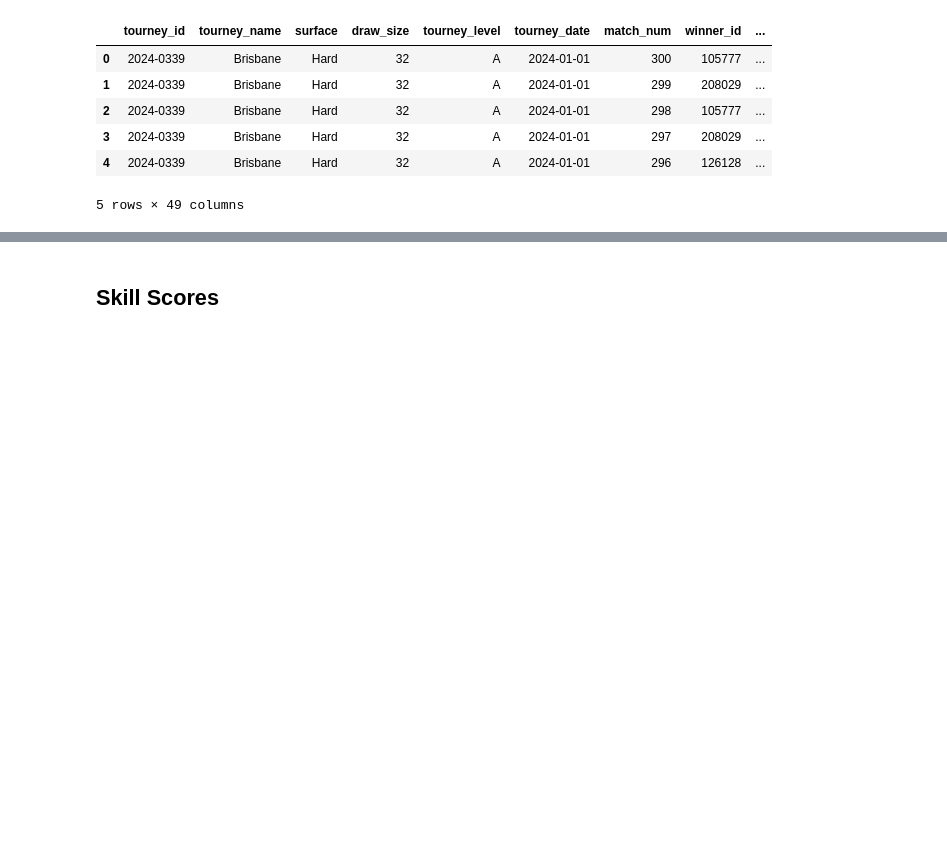
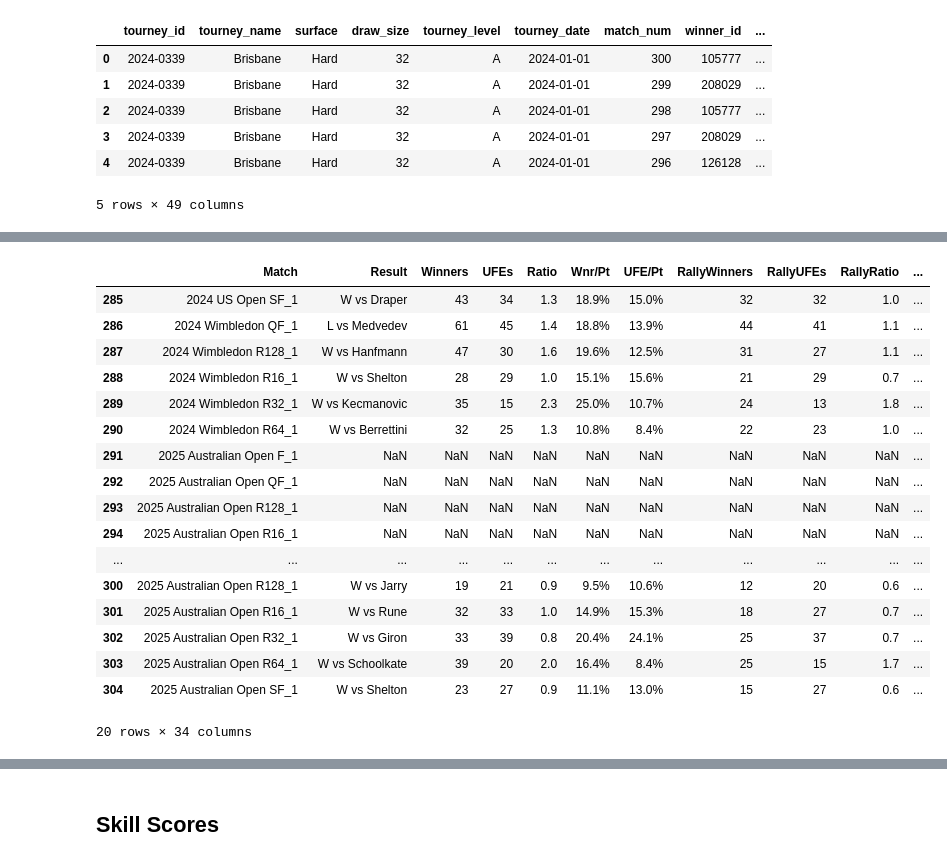
Before and after one commit to ge-a/tennis_model, a Jupyter notebook: experiments.ipynb, the cells around one changed output, grey strips where cells are left out. Drawn from its saved outputs; the diff is of its cells as text; code cells hidden in the pictures; blank space fills up the shorter version.

```diff
--- a/experiments.ipynb
+++ b/experiments.ipynb
@@ -250,0 +627,22 @@ Index(['tourney_id', 'tourney_name', 'surface', 'tourney_date', 'player',
+# %%
+merge = pd.merge(winners, rr, on="Match", how="outer")
+merge.tail(20)
+# %% [output]
+|  | Match | Result | Winners | UFEs | Ratio | Wnr/Pt | UFE/Pt | RallyWinners | RallyUFEs | RallyRatio | ... |
+| 285 | 2024 US Open SF_1 | W vs Draper | 43 | 34 | 1.3 | 18.9% | 15.0% | 32 | 32 | 1.0 | ... |
+| 286 | 2024 Wimbledon QF_1 | L vs Medvedev | 61 | 45 | 1.4 | 18.8% | 13.9% | 44 | 41 | 1.1 | ... |
+| 287 | 2024 Wimbledon R128_1 | W vs Hanfmann | 47 | 30 | 1.6 | 19.6% | 12.5% | 31 | 27 | 1.1 | ... |
+| 288 | 2024 Wimbledon R16_1 | W vs Shelton | 28 | 29 | 1.0 | 15.1% | 15.6% | 21 | 29 | 0.7 | ... |
+| 289 | 2024 Wimbledon R32_1 | W vs Kecmanovic | 35 | 15 | 2.3 | 25.0% | 10.7% | 24 | 13 | 1.8 | ... |
+| 290 | 2024 Wimbledon R64_1 | W vs Berrettini | 32 | 25 | 1.3 | 10.8% | 8.4% | 22 | 23 | 1.0 | ... |
+| 291 | 2025 Australian Open F_1 | NaN | NaN | NaN | NaN | NaN | NaN | NaN | NaN | NaN | ... |
+| 292 | 2025 Australian Open QF_1 | NaN | NaN | NaN | NaN | NaN | NaN | NaN | NaN | NaN | ... |
+| 293 | 2025 Australian Open R128_1 | NaN | NaN | NaN | NaN | NaN | NaN | NaN | NaN | NaN | ... |
+| 294 | 2025 Australian Open R16_1 | NaN | NaN | NaN | NaN | NaN | NaN | NaN | NaN | NaN | ... |
+| ... | ... | ... | ... | ... | ... | ... | ... | ... | ... | ... | ... |
+| 300 | 2025 Australian Open R128_1 | W vs Jarry | 19 | 21 | 0.9 | 9.5% | 10.6% | 12 | 20 | 0.6 | ... |
+| 301 | 2025 Australian Open R16_1 | W vs Rune | 32 | 33 | 1.0 | 14.9% | 15.3% | 18 | 27 | 0.7 | ... |
+| 302 | 2025 Australian Open R32_1 | W vs Giron | 33 | 39 | 0.8 | 20.4% | 24.1% | 25 | 37 | 0.7 | ... |
+| 303 | 2025 Australian Open R64_1 | W vs Schoolkate | 39 | 20 | 2.0 | 16.4% | 8.4% | 25 | 15 | 1.7 | ... |
+| 304 | 2025 Australian Open SF_1 | W vs Shelton | 23 | 27 | 0.9 | 11.1% | 13.0% | 15 | 27 | 0.6 | ... |
+20 rows × 34 columns
```
Also changed, not shown: parts of 89 cells of this notebook, 3 other files.
